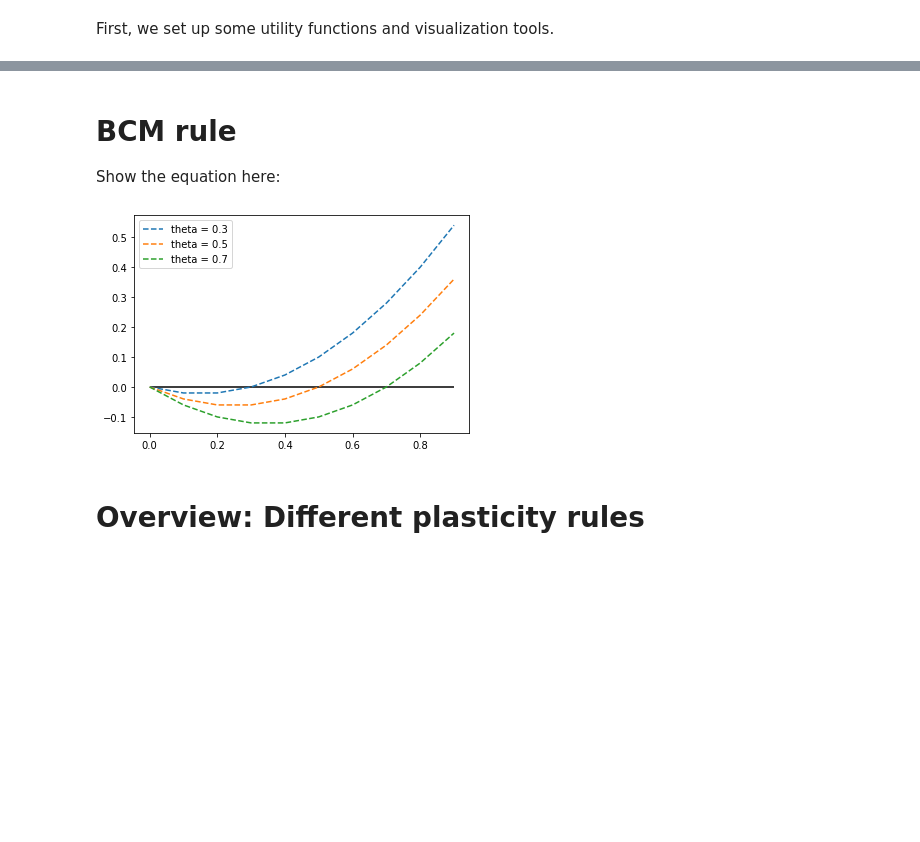
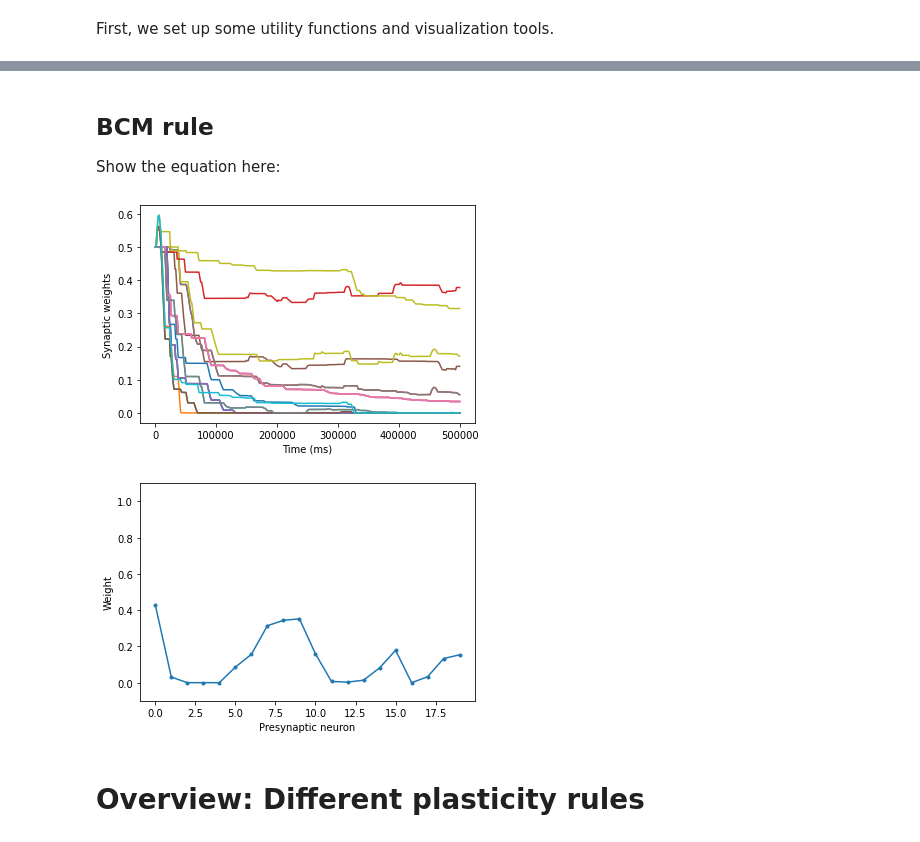
Before and after one commit to comp-neural-circuits/plasticity-workshop, a Jupyter notebook: hebbian_plasticity.ipynb, the cells around one changed output, grey strips where cells are left out. Cells and saved outputs as stored; diff of their text form; code cells hidden in the pictures; blank space fills up the shorter version.

```diff
--- a/hebbian_plasticity.ipynb
+++ b/hebbian_plasticity.ipynb
@@ -425,4 +461,4 @@ show_weight_evolution(wXY, t)
 # %% [markdown]
-# BCM rule
+## BCM rule
 
 Show the equation here:
@@ -437,18 +464,0 @@ def bcm(r0, r1, theta):
-# %%
-r0 = 1.
-r1_range = np.arange(0.0, 1., 0.1)
-dw_all = np.zeros(np.shape(r1_range))
-#params['theta'] = 0.3
-
-for theta in [0.3, 0.5, 0.7]:
-    for i,r1 in enumerate(r1_range):
-        dw = bcm_1synapse(r0, r1, theta)
-        dw_all[i] = dw
-
-    plt.plot(r1_range, dw_all, '--', label='theta = {}'.format(theta))
-
-plt.hlines(0, r1_range[0], r1_range[-1], 'k', '-')
-plt.legend()
-plt.show()
-# %% [output]
-[figure, removed]
@@ -455,3 +550,11 @@ plt.show()
+# %%
+# visualize output
+
+show_weight_evolution(wXY, 20, t)
+show_weights_at_time(wXY, t3=188000.)
+# %% [output]
+[figure, added]
+[figure, added]
 # %% [markdown]
 # Overview: Different plasticity rules
 # %% [markdown]
```
Also changed, not shown: parts of 63 cells of this notebook.
